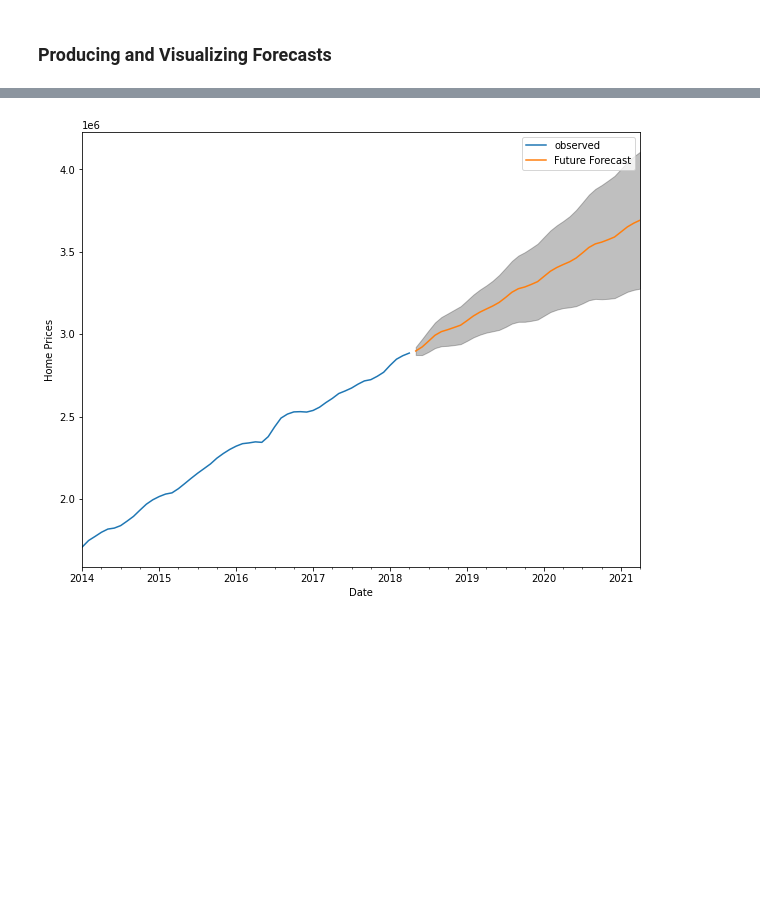
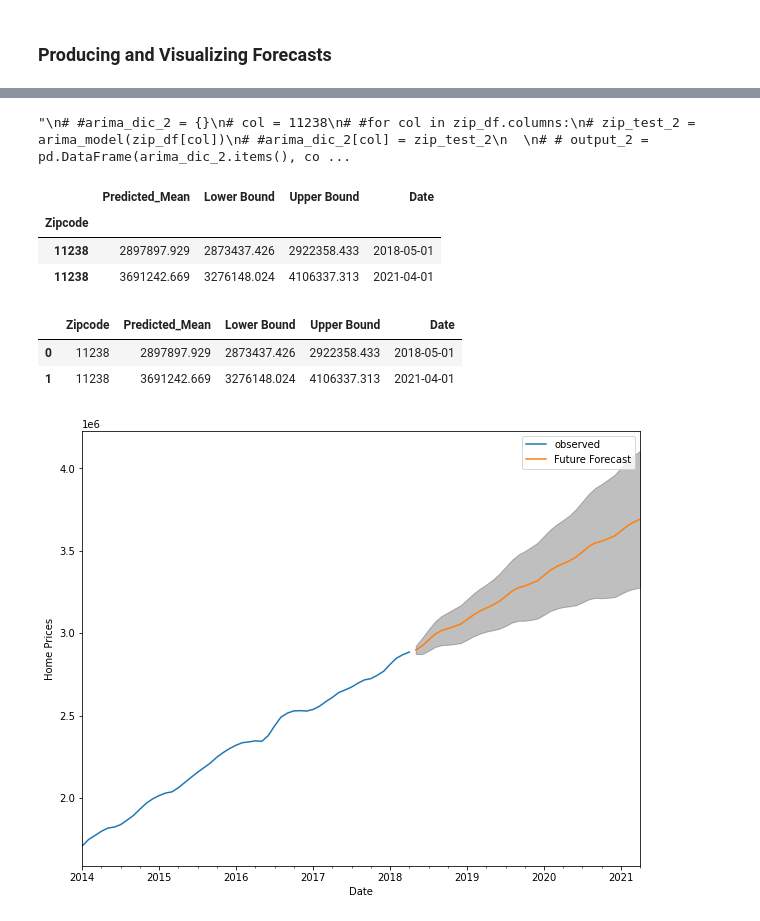
Before and after one commit to davidrtorres/Model-4-Brooklyn-Real-Estate-Investment, a Jupyter notebook: starter_notebook_11_21_20.ipynb, the cells around one changed output, grey strips where cells are left out. Drawn from its saved outputs; the diff is of its cells as text; code cells hidden in the pictures; blank space fills up the shorter version.

```diff
--- a/starter_notebook_11_21_20.ipynb
+++ b/starter_notebook_11_21_20.ipynb
@@ -1037,0 +996,48 @@ df_1
+# %%
+"""
+# #arima_dic_2 = {}
+# col = 11238
+# #for col in zip_df.columns:
+# zip_test_2 = arima_model(zip_df[col])
+# #arima_dic_2[col] = zip_test_2
+
+# # output_2 = pd.DataFrame(arima_dic_2.items(), columns =['Zipcode_pdq','pdq'])
+# # output_2
+"""
+# arima_dic_3 = {}
+# col = 11238
+# for col in train_brk[11238]:
+#   zip_test_3 = forecast_function(train_brk[col])
+#   arima_dic_3[col] = zip_test_3
+
+#   output_2 = pd.DataFrame(arima_dic_2.items(), columns =['Predicted_Mean','Lower Bound','Upper Bound','Date'])
+#   output_2
+# %% [output]
+"\n# #arima_dic_2 = {}\n# col = 11238\n# #for col in zip_df.columns:\n# zip_test_2 = arima_model(zip_df[col])\n# #arima_dic_2[col] = zip_test_2\n  \n# # output_2 = pd.DataFrame(arima_dic_2.items(), co ...
+# %%
+
+def forecast_fu(prediction, predict_conf, mod):
+  pm = prediction.predicted_mean.reset_index()
+  pm.columns = ['Date','Predicted_Mean']
+  pci = predict_conf.reset_index()
+  pci.columns = ['Date','Lower Bound','Upper Bound']
+  pm_table_1 = pm.join(pci.set_index('Date'), on='Date')
+  pm_table_1.set_index('Date', inplace=True)
+  pm_table_1['Zipcode'] = mod.name
+  pm_table_1 = pm_table_1.iloc[[0, -1]].round(3)
+  pm_table_1['Date'] = pm_table_1.index
+  pm_table_1.set_index('Zipcode', inplace=True)
+  #df = pd.concat([a_series, another_series], axis=1)
+  #val_1 = pd.Series(pm_table_1.iloc[0]),
+  #val_2 = pd.Series(pm_table_1.iloc[1]),
+  #store = pd.concat([val_1,val_2], axis=1)
+
+  return pm_table_1.round(3)
+# %%
+forecast_test = forecast_fu(prediction, predict_conf, mod=train_brk[11238])
+forecast_test
+# %% [output]
+|  | Predicted_Mean | Lower Bound | Upper Bound | Date |
+| Zipcode |  |  |  |  |
+| 11238 | 2897897.929 | 2873437.426 | 2922358.433 | 2018-05-01 |
+| 11238 | 3691242.669 | 3276148.024 | 4106337.313 | 2021-04-01 |
@@ -1037,0 +1062,7 @@ df_1
+# %%
+forecast_test_1 = forecast_fu(prediction, predict_conf, mod=train_brk[11238])
+forecast_test_1
+# %% [output]
+|  | Zipcode | Predicted_Mean | Lower Bound | Upper Bound | Date |
+| 0 | 11238 | 2897897.929 | 2873437.426 | 2922358.433 | 2018-05-01 |
+| 1 | 11238 | 3691242.669 | 3276148.024 | 4106337.313 | 2021-04-01 |
```
Also changed, not shown: parts of 56 cells of this notebook.
